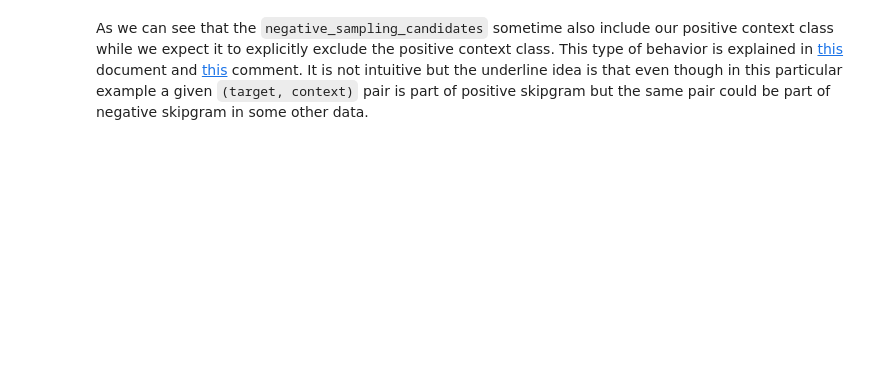
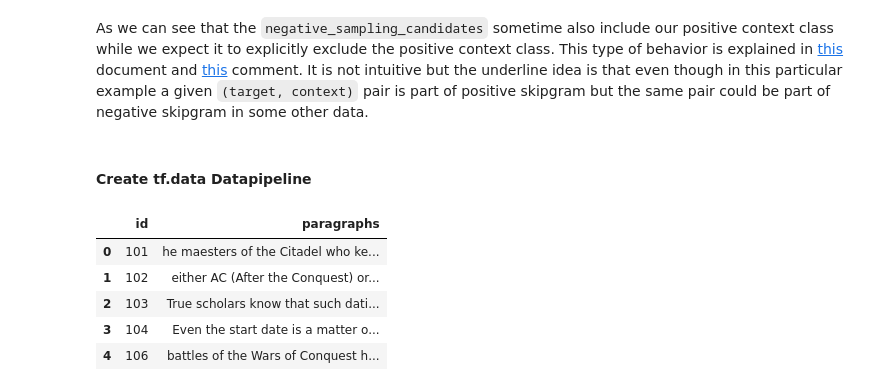
Before and after one commit to viralbthakar/CP8207-NLP-Assignments-Project, a Jupyter notebook: Assignment-2/src/Embedding Space Creation.ipynb, the cells around one changed output. Drawn from its saved outputs; the diff is of its cells as text; code cells hidden in the pictures; blank space fills up the shorter version.

```diff
--- a/Assignment-2/src/Embedding Space Creation.ipynb
+++ b/Assignment-2/src/Embedding Space Creation.ipynb
@@ -277,0 +276,13 @@ tf.random.log_uniform_candidate_sampler(
+# %% [markdown]
+#### Create tf.data Datapipeline
+# %%
+book_csv_file = "../data/processed-data/clean-csvs/book-raw-paragraphs.csv"
+book_df = pd.read_csv(book_csv_file)
+book_df.head()
+# %% [output]
+|  | id | paragraphs |
+| 0 | 101 | he maesters of the Citadel who ke... |
+| 1 | 102 | either AC (After the Conquest) or... |
+| 2 | 103 | True scholars know that such dati... |
+| 3 | 104 | Even the start date is a matter o... |
+| 4 | 106 | battles of the Wars of Conquest h... |
```
Also changed, not shown: parts of 37 cells of this notebook, 4 other files.
